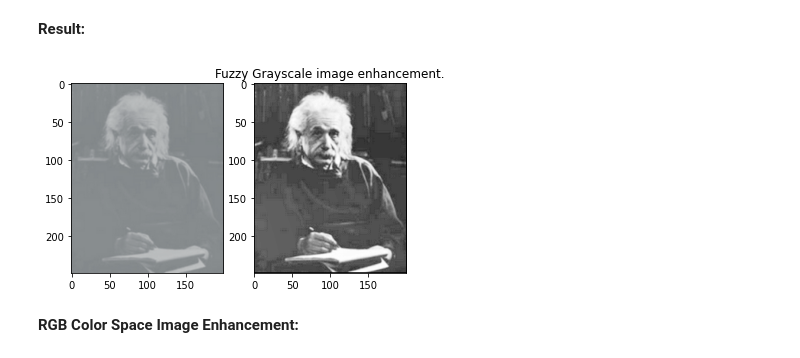
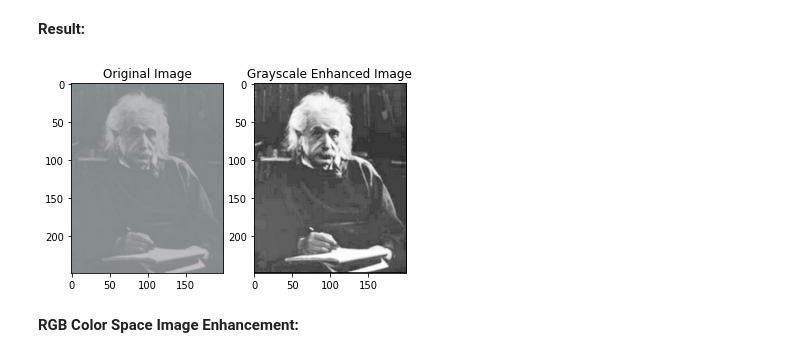
Before and after one commit to pankaj846/Fuzzy_Logic_Image_Enhancement, a Jupyter notebook: Fuzzy_Logic_Image_Enhancement.ipynb, the cells around one changed output. Drawn from its saved outputs; the diff is of its cells as text; code cells hidden in the pictures.

```diff
--- a/Fuzzy_Logic_Image_Enhancement.ipynb
+++ b/Fuzzy_Logic_Image_Enhancement.ipynb
@@ -20,7 +20,7 @@ IDEAL_VARIANCE = 0.35 #Big value >> Big variance >> Big lambda >> more contrast
 # %% [markdown]
 **Call Image:**
 # %%
-img = cv.imread('/content/einstein.PNG')
+img = cv.imread('/content/enishtein.PNG')
 #img = cv.resize(img, (200, 200))
 layer = cv.cvtColor(img, cv.COLOR_BGR2GRAY)
 WIDTH = layer.shape[1]
@@ -199,13 +199,14 @@ res_img = one_layer_enhancement(e_layer_gray)
 # %%
 
 plt.subplot(1, 2, 1)
 plt.imshow(img, cmap = 'gray')
+plt.title('Original Image')
 plt.subplot(1, 2, 2)
 plt.imshow(res_img, cmap = 'gray')
-plt.title('Fuzzy Grayscale image enhancement.')
+plt.title('Grayscale Enhanced Image')
 plt.show()
 # %% [output]
-[figure, old version]
+[figure, new version]
 # %% [markdown]
 **RGB Color Space Image Enhancement:**
 # %%
```
Also changed, not shown: parts of 5 cells of this notebook.
